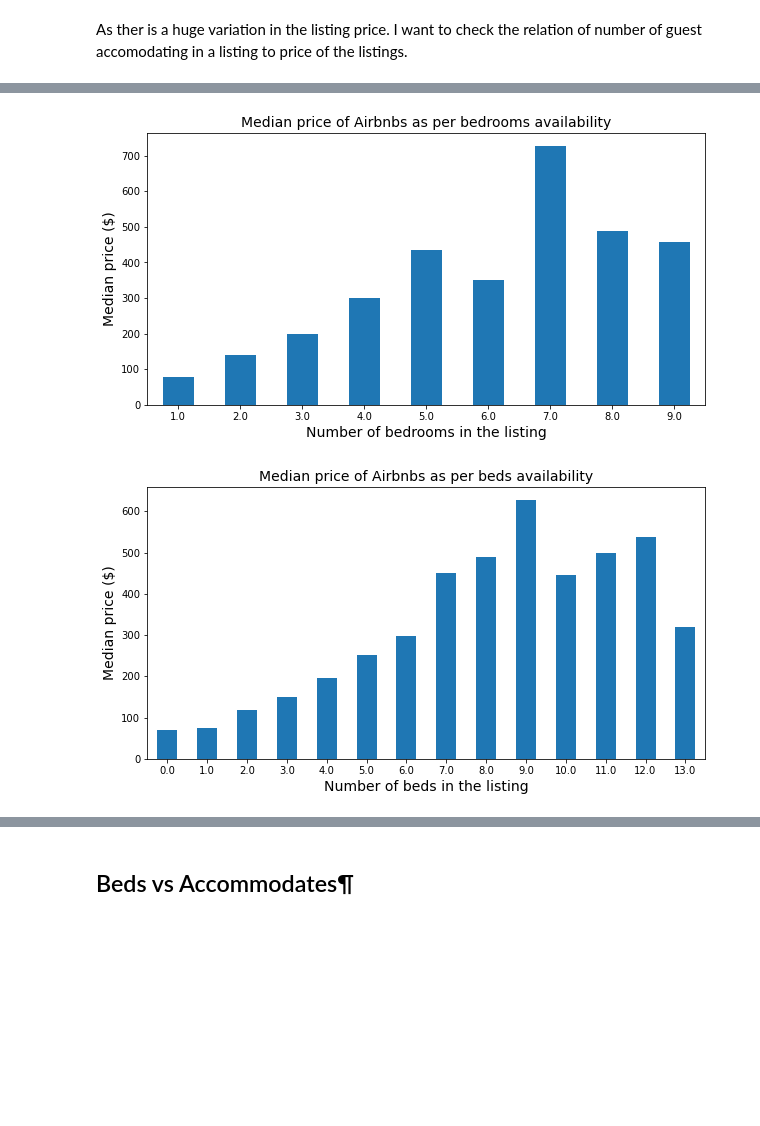
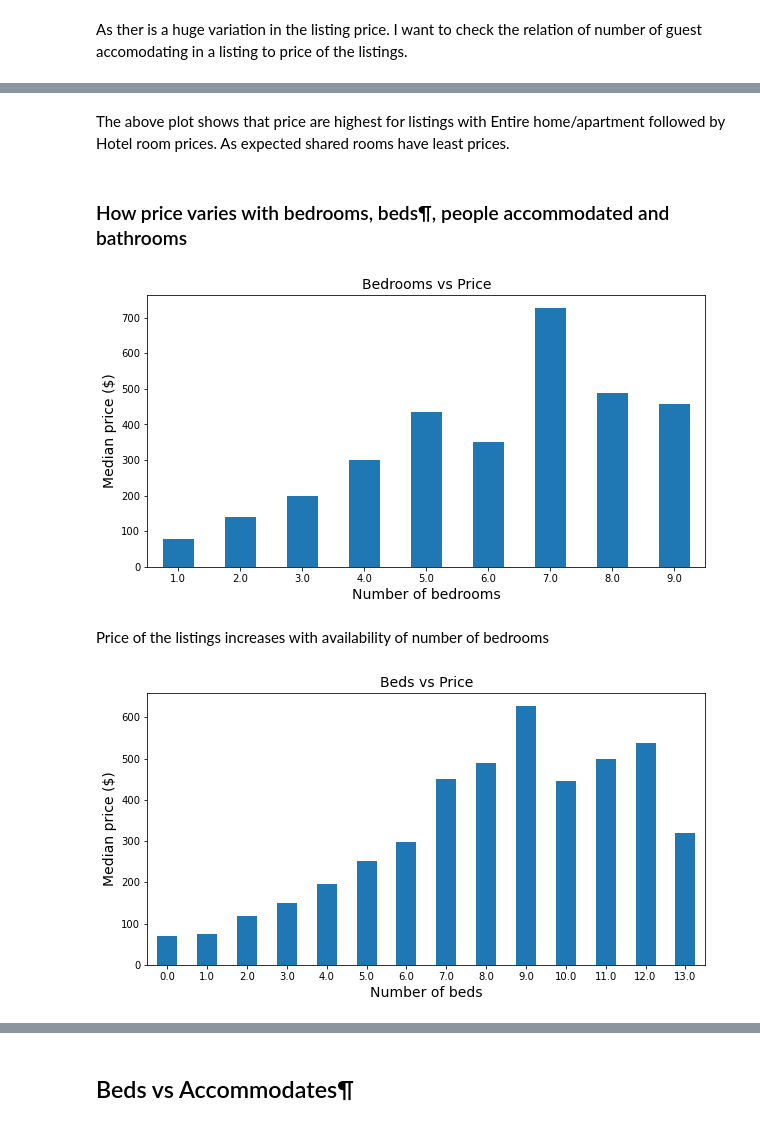
Before and after one commit to GKPSingh/Toronto-Airbnb, a Jupyter notebook: Data_EDA.ipynb, the cells around one changed output, grey strips where cells are left out. Cells and saved outputs as stored; diff of their text form; code cells hidden in the pictures; blank space fills up the shorter version.

```diff
--- a/Data_EDA.ipynb
+++ b/Data_EDA.ipynb
@@ -126,24 +144,30 @@ It is understandable from the plot that price of the listings is strongly propor
+# %% [markdown]
+The above plot shows that price are highest for listings with Entire home/apartment followed by Hotel room prices. As expected shared rooms have least prices.
+# %% [markdown]
+### How price varies with  bedrooms,  beds¶, people accommodated  and bathrooms
 # %%
 # Median price of Airbnbs as per number of bedrooms
 plt.figure(figsize=(10,5))
 df.groupby('bedrooms')['price'].median().plot(kind='bar')
-plt.title('Median price of Airbnbs as per bedrooms availability', fontsize=14)
-plt.xlabel('Number of bedrooms in the listing', fontsize=14)
+plt.title('Bedrooms vs Price', fontsize=14)
+plt.xlabel('Number of bedrooms', fontsize=14)
 plt.ylabel('Median price ($)', fontsize=14)
 plt.xticks(rotation=0)
 #plt.xlim(left=0.5)
 plt.show()
 # %% [output]
-[figure, old version]
+[figure, new version]
+# %% [markdown]
+Price of the listings increases with availability of number of bedrooms
 # %%
 # Median price of Airbnbs as per number of beds in the listing
 plt.figure(figsize=(10,5))
 df.groupby('beds')['price'].median().plot(kind='bar')
-plt.title('Median price of Airbnbs as per beds availability', fontsize=14)
-plt.xlabel('Number of beds in the listing', fontsize=14)
+plt.title('Beds vs Price', fontsize=14)
+plt.xlabel('Number of beds', fontsize=14)
 plt.ylabel('Median price ($)', fontsize=14)
 plt.xticks(rotation=0)
 #plt.xlim(left=0.5)
 plt.show()
 # %% [output]
-[figure, old version]
+[figure, new version]
```
Also changed, not shown: parts of 37 cells of this notebook, 2 other files.
